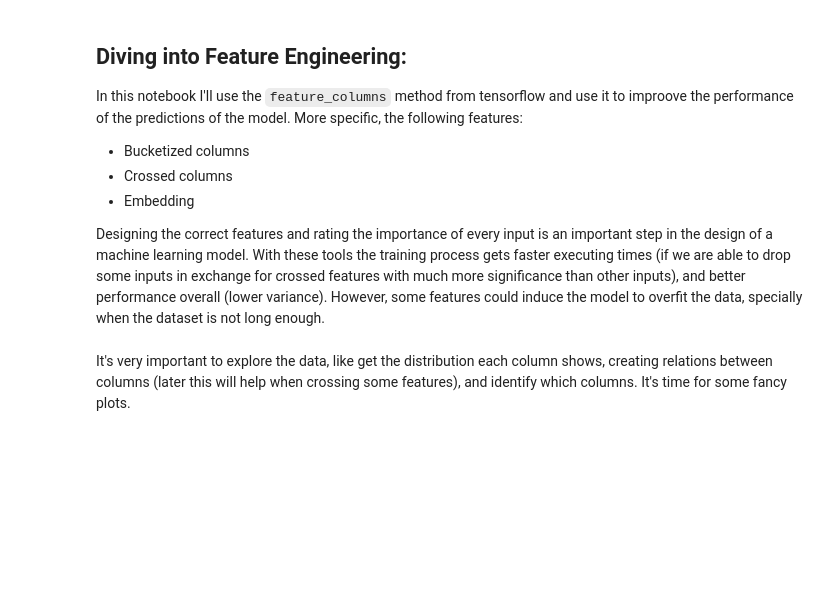
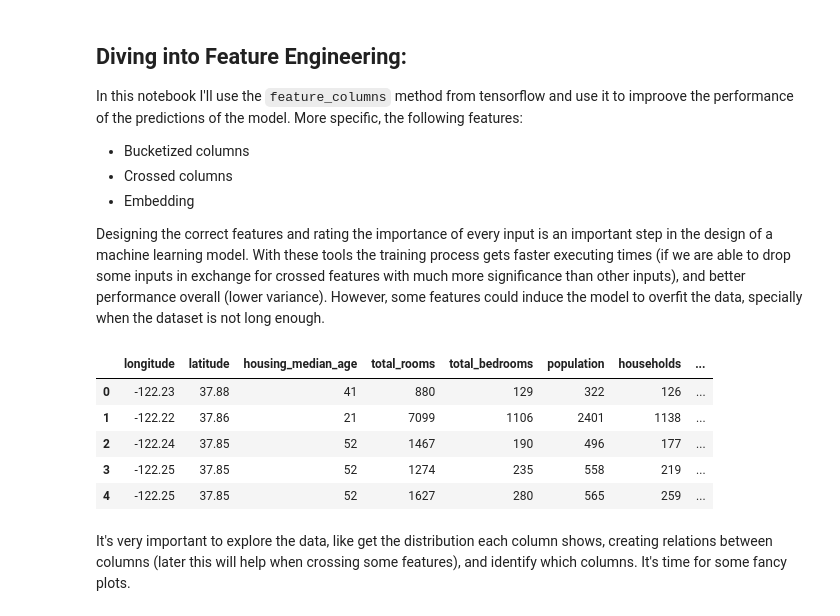
Before and after one commit to loaspra/feature-eng-tf, a Jupyter notebook: house_pricing.ipynb, the cells around one changed output. Saved outputs shown, nothing was run; the diff lists cells and outputs as text; code cells hidden in the pictures; blank space fills up the shorter version.

```diff
--- a/house_pricing.ipynb
+++ b/house_pricing.ipynb
@@ -9,28 +9,32 @@ Designing the correct features and rating the importance of every input is an im
 # %%
 # import important stuff:
 import tensorflow as tf
 import pandas as pd
 
 from tensorflow import feature_column as fc
 from tensorflow.keras import layers
 
 # a library to plot the distribution of atts:
 import seaborn as sea
 from sklearn.model_selection import train_test_split
 
 import matplotlib.pyplot as plt
 
 import numpy as np
 # downloading the data
 # !gsutil cp gs://cloud-training/mlongcp/v3.0_MLonGC/toy_data/housing_pre-proc_toy.csv /data
 # This dataset (provided by google) already has been cleaned and wrangled.
 
 
 df = pd.read_csv("data/housing_pre-proc_toy.csv")
 df.head()
-
-# now add the roomsxpop feature:
-df['roomsxpop'] = df['total_rooms']/df['population']
+# %% [output]
+|  | longitude | latitude | housing_median_age | total_rooms | total_bedrooms | population | households | ... |
+| 0 | -122.23 | 37.88 | 41 | 880 | 129 | 322 | 126 | ... |
+| 1 | -122.22 | 37.86 | 21 | 7099 | 1106 | 2401 | 1138 | ... |
+| 2 | -122.24 | 37.85 | 52 | 1467 | 190 | 496 | 177 | ... |
+| 3 | -122.25 | 37.85 | 52 | 1274 | 235 | 558 | 219 | ... |
+| 4 | -122.25 | 37.85 | 52 | 1627 | 280 | 565 | 259 | ... |
 # %% [markdown]
 It's very important to explore the data, like get the distribution each column shows, creating relations between columns (later this will help when crossing some features), and identify which columns. It's time for some fancy plots.
 # %%
```
Also changed, not shown: parts of 6 cells of this notebook, 3 other files.
